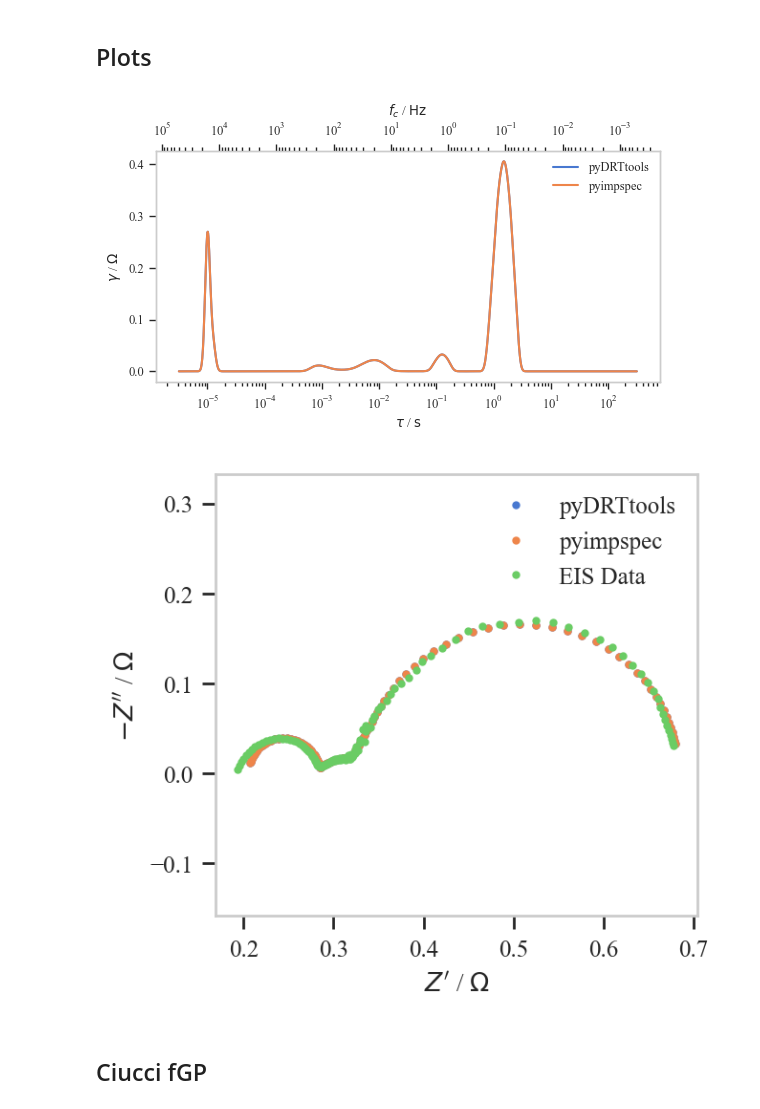
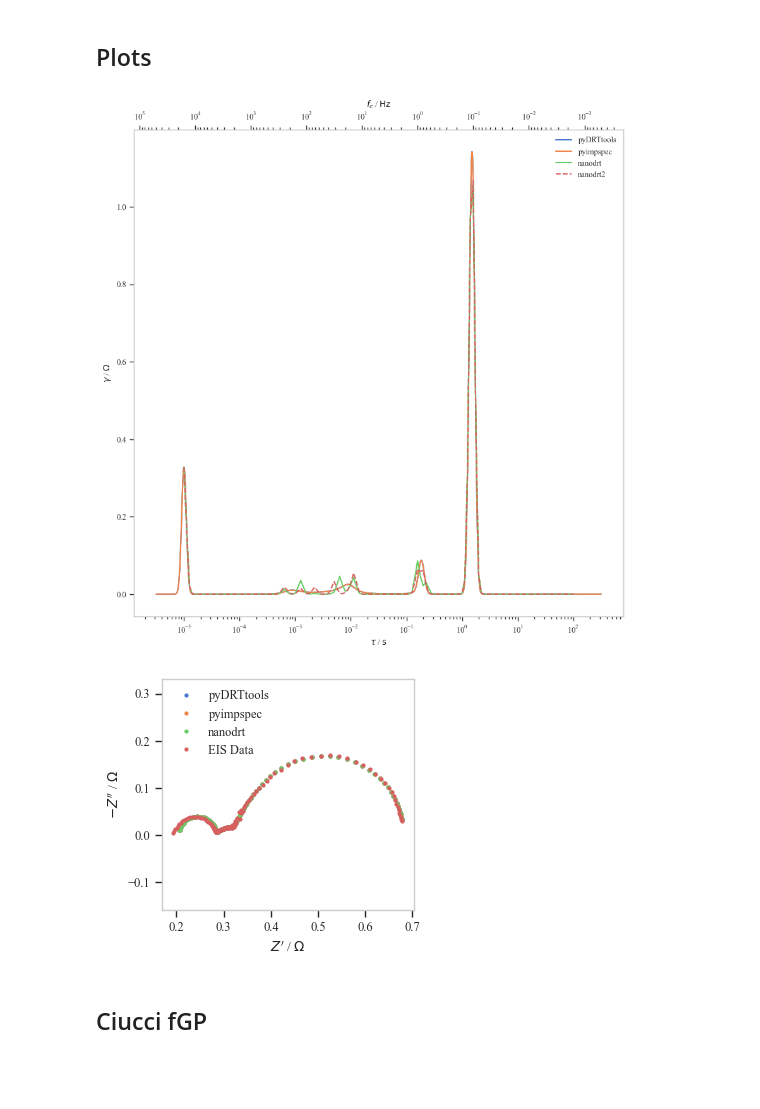
Before and after one commit to ESaundersNano/redoxED, a Jupyter notebook: notebooks/00X_compare_drts.ipynb, the cells around one changed output. Saved outputs shown, nothing was run; the diff lists cells and outputs as text; code cells hidden in the pictures; blank space fills up the shorter version.

Commit message:
new notebooks - mostly me playing with new functionality and new data

```diff
--- a/notebooks/00X_compare_drts.ipynb
+++ b/notebooks/00X_compare_drts.ipynb
@@ -166,7 +164,7 @@ R = 0.20409178267717343, L = 3.343026013679148e-09, lambda = 1e-09
 ### pyimpspec
 # %%
 data: DataSet = DataSet(frequencies = EISData_object.f, impedances = EISData_object.Z, mask = None, path = "", label = "", uuid = "")
-lambda_value = 1e-3
+lambda_value = 1e-9
 drt: TRNNLSResult = calculate_drt_tr_rbf(data, mode= 'complex', method="tr-rbf", lambda_value=lambda_value, cross_validation='', inductance = True, derivative_order = 1, rbf_shape = 'fwhm')
 
 # def calculate_drt_tr_rbf(
@@ -249,0 +234,4 @@ EISData_fitted_nanodrt = EISData(f = freq_values, Z = nanodrt_Z, label = "nanodr
+# %%
+
+optimizer = ImpedanceOptimizer(calculator, nanodrt_eis_object)
+optimizer.add_regularisation(lambda_value=lambda_value)
@@ -250,49 +281,72 @@ EISData_fitted_nanodrt = EISData(f = freq_values, Z = nanodrt_Z, label = "nanodr
+# %%
+# change lambda value
+optimizer.lambda_value = 1e-9
+
+# run
+# initial guess assuming all ones
+x_values = jnp.ones(len(tau_values) + 2)
+results = optimizer.run(x_values, method="lbfgs", config={"maxiter": 1e6})
+# results = optimizer.run(
+#     x_values, method="scipy", config={"method": "BFGS", "maxiter": 1e2}
+# )  # lowered from 10000
+nanodrt_Z = calculator.simulate(
+    results.params[:-2], results.params[-2], results.params[-1]
+)
+
+tau_nanodrt2 = tau_values
+gamma_nanodrt2 = calculator.simulate_gamma(results.params[:-2])
+DRT_object_nanodrt2 = DRTData(tau = tau_nanodrt2, gamma = gamma_nanodrt2, label = "nanodrt2")
+R_nanodrt2 = results.params[-2]
+L_nanodrt2 = results.params[-1]
+lambda_value_nanodrt2 = lambda_value
+EISData_fitted_nanodrt2 = EISData(f = freq_values, Z = nanodrt_Z, label = "nanodrt2")
 # %% [markdown]
 ## Plots
 # %%
-data_plot = DRTPlot(figsize=(6.5, 3), dpi=100)
+data_plot = DRTPlot(figsize=(10, 10), dpi=100)
 data_plot.add_plot(DRT_object_pyDRTtools, linestyle = "-", marker = "")
 data_plot.add_plot(DRT_object_pyimpspec, linestyle = "-", marker = "")
-# data_plot.add_plot(DRT_object_nanodrt, linestyle = "-", marker = "")
+data_plot.add_plot(DRT_object_nanodrt, linestyle = "-", marker = "")
+data_plot.add_plot(DRT_object_nanodrt2, linestyle = "--", marker = "")
 
 ### Plot formatting
 ## Cropping
 # data_plot.ax.set_ylim([0.01, None])
 ## Embellishments
-data_plot.add_major_ticks(major_tick_spacing = 0.1)
+# data_plot.add_major_ticks(major_tick_spacing = 0.1)
 # data_plot.add_minor_ticks(major_tick_spacing = 5)
 # data_plot.ax.grid(True)
 # data_plot.ax.legend(bbox_to_anchor=(0., 0.9), loc="upper left") # manual legend settings
 data_plot.ax.legend()
 
 data_plot.add_fc_axis()
 
 display(data_plot.fig)
 
-data_plot = NyquistPlot(figsize=(3.25, 3), dpi=200)
+data_plot = NyquistPlot(figsize=(3.25, 3), dpi=100)
 data_plot.add_plot(EISData_fitted_pyDRTtools, linestyle = "", marker = "o", markersize = 2)
 data_plot.add_plot(EISData_fitted_pyimpspec, linestyle = "", marker = "o", markersize = 2)
-# data_plot.add_plot(EISData_fitted_nanodrt, linestyle = "", marker = "o", markersize = 2)
+data_plot.add_plot(EISData_fitted_nanodrt, linestyle = "", marker = "o", markersize = 2)
 data_plot.add_plot(EISData_object, linestyle = "", marker = "o", markersize = 2, label = "EIS Data")
 
 ### Plot formatting
 ## Ensure ratio equal
 # data_plot.ax.set_aspect("equal", adjustable="datalim")  # if enable, overall fig size will be strictly enforced, but x and y limits will be overwritten.
 # data_plot.ax.set_aspect('equal',adjustable='box') # if enable this, fig size will get overwritten, at least in y, but can set x and y lim.
 ## Cropping
 # data_plot.ax.set_ylim([0.01, None]) # Use invisible points if not achieving desired ax limits
 ## Embellishments
 #data_plot.add_major_ticks(major_tick_spacing = 0.1)
 #data_plot.add_minor_ticks(major_tick_spacing = 5)
 # data_plot.ax.grid(True)
 data_plot.ax.legend()
 #data_plot.ax.legend(ncols = 2, bbox_to_anchor=(0., 1), loc="upper left", fontsize = 8) # manual legend settings
 
 
 display(data_plot.fig)
 # %% [output]
-[figure, old version]
+[figure, new version]
-[figure, old version]
+[figure, new version]
 # %% [markdown]
 ## Ciucci fGP
 # %%
```
Also changed, not shown: parts of 5 cells of this notebook, 4 other files.
